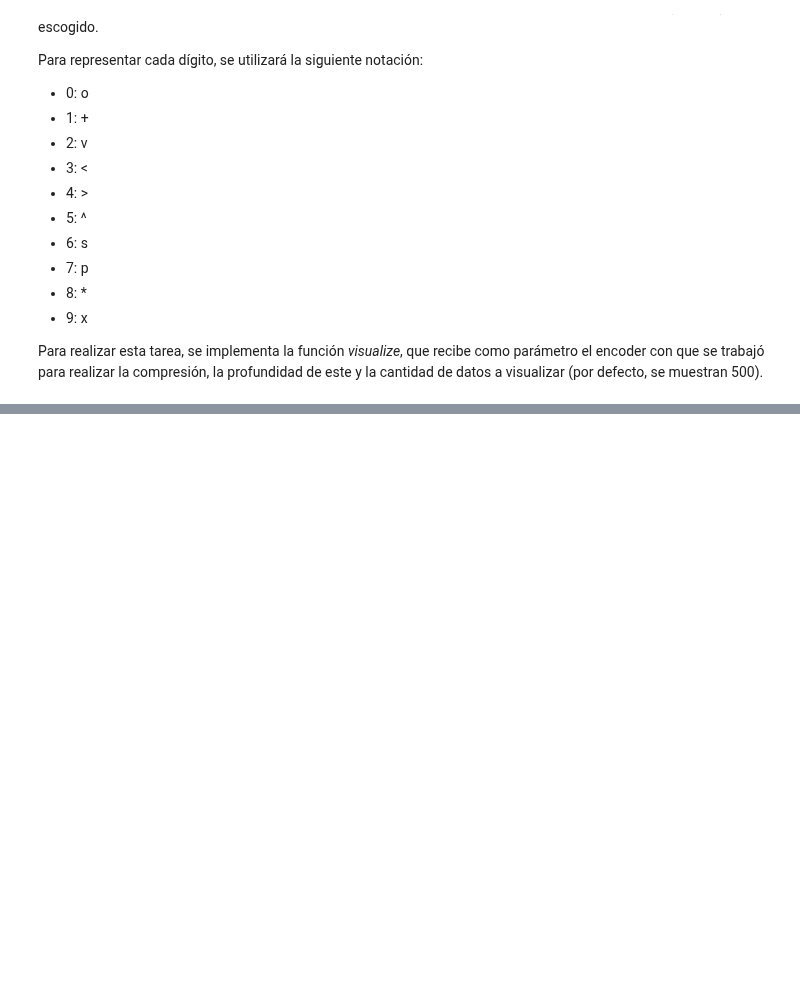
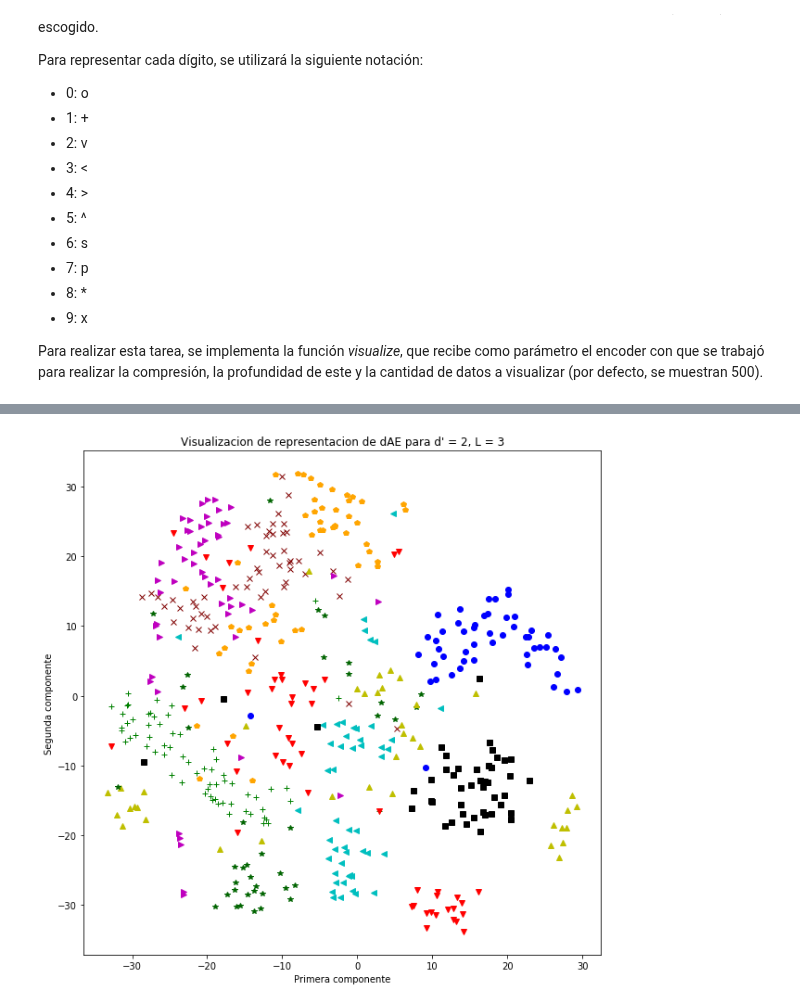
Before and after one commit to Seba93/Tarea2-ANN, a Jupyter notebook: problema3.1/Problema3.1.ipynb, the cells around one changed output, grey strips where cells are left out. Drawn from its saved outputs; the diff is of its cells as text; code cells hidden in the pictures; blank space fills up the shorter version.

```diff
--- a/problema3.1/Problema3.1.ipynb
+++ b/problema3.1/Problema3.1.ipynb
@@ -548,0 +543,7 @@ for depth in [2, 3, 4]:
+# %%
+# Se visualiza representación de datos con d' = 2, L = 3
+depth = [500, 250, 2]
+encoder = make_deep_autoencoder(depth)
+visualize(encoder, len(depth))
+# %% [output]
+[figure, added]
```
Also changed, not shown: parts of 10 cells of this notebook.
